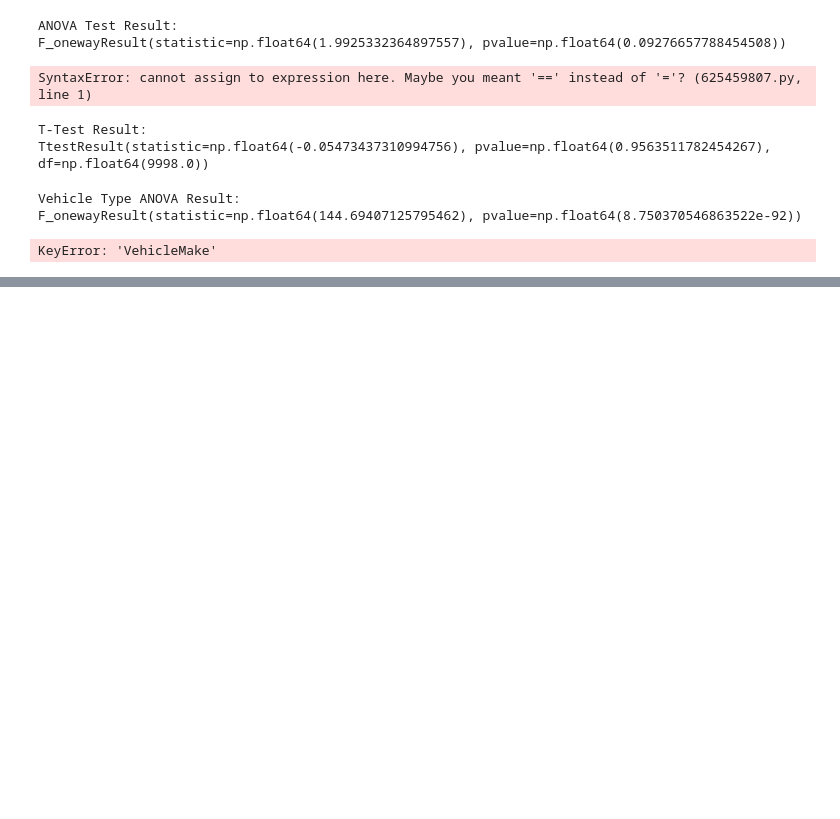
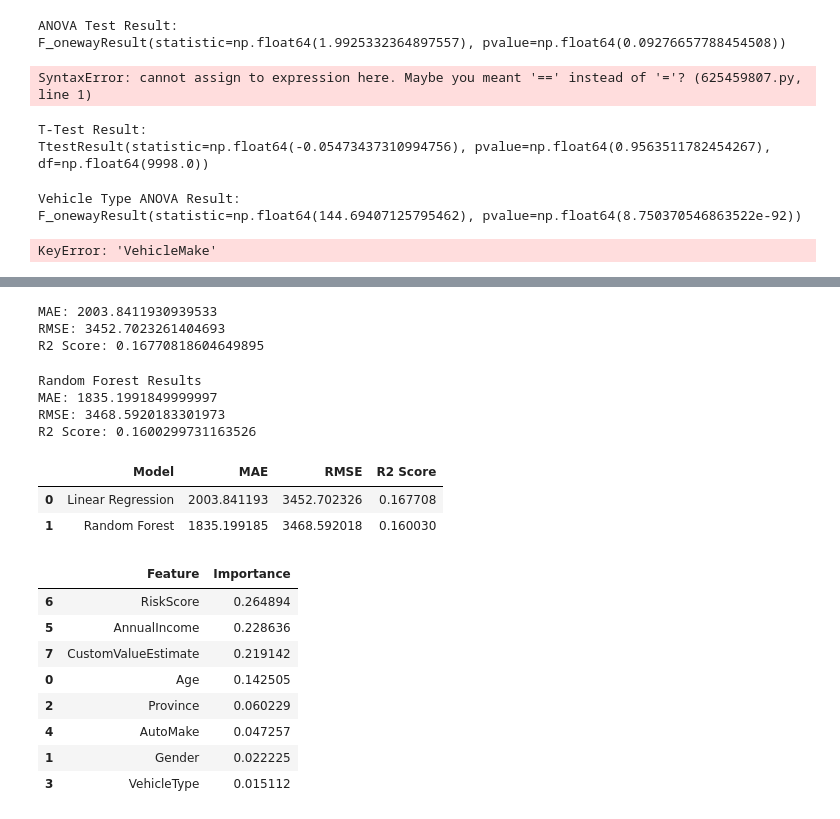
Before and after one commit to Viv-la/insurance-risk-analytics, a Jupyter notebook: notebooks/01_eda.ipynb, the cells around one changed output, grey strips where cells are left out. Saved outputs shown, nothing was run; the diff lists cells and outputs as text; code cells hidden in the pictures; blank space fills up the shorter version.

```diff
--- a/notebooks/01_eda.ipynb
+++ b/notebooks/01_eda.ipynb
@@ -666,0 +780,79 @@ df_model.head()
+# %%
+from sklearn.metrics import mean_absolute_error, mean_squared_error, r2_score
+import numpy as np
+
+mae = mean_absolute_error(y_test, y_pred)
+
+rmse = np.sqrt(mean_squared_error(y_test, y_pred))
+
+r2 = r2_score(y_test, y_pred)
+
+print("MAE:", mae)
+print("RMSE:", rmse)
+print("R2 Score:", r2)
+# %% [output]
+MAE: 2003.8411930939533
+RMSE: 3452.7023261404693
+R2 Score: 0.16770818604649895
+# %%
+from sklearn.ensemble import RandomForestRegressor
+
+rf_model = RandomForestRegressor(
+    n_estimators=100,
+    random_state=42
+)
+
+rf_model.fit(X_train, y_train)
+
+rf_pred = rf_model.predict(X_test)
+
+rf_mae = mean_absolute_error(y_test, rf_pred)
+rf_rmse = np.sqrt(mean_squared_error(y_test, rf_pred))
+rf_r2 = r2_score(y_test, rf_pred)
+
+print("Random Forest Results")
+print("MAE:", rf_mae)
+print("RMSE:", rf_rmse)
+print("R2 Score:", rf_r2)
+# %% [output]
+Random Forest Results
+MAE: 1835.1991849999997
+RMSE: 3468.5920183301973
+R2 Score: 0.1600299731163526
+# %%
+model_results = {
+    'Model': ['Linear Regression', 'Random Forest'],
+    'MAE': [mae, rf_mae],
+    'RMSE': [rmse, rf_rmse],
+    'R2 Score': [r2, rf_r2]
+}
+
+results_df = pd.DataFrame(model_results)
+
+results_df
+# %% [output]
+|  | Model | MAE | RMSE | R2 Score |
+| 0 | Linear Regression | 2003.841193 | 3452.702326 | 0.167708 |
+| 1 | Random Forest | 1835.199185 | 3468.592018 | 0.160030 |
+# %%
+feature_importance = pd.DataFrame({
+    'Feature': X.columns,
+    'Importance': rf_model.feature_importances_
+})
+
+feature_importance = feature_importance.sort_values(
+    by='Importance',
+    ascending=False
+)
+
+feature_importance
+# %% [output]
+|  | Feature | Importance |
+| 6 | RiskScore | 0.264894 |
+| 5 | AnnualIncome | 0.228636 |
+| 7 | CustomValueEstimate | 0.219142 |
+| 0 | Age | 0.142505 |
+| 2 | Province | 0.060229 |
+| 4 | AutoMake | 0.047257 |
+| 1 | Gender | 0.022225 |
+| 3 | VehicleType | 0.015112 |
```
Also changed, not shown: parts of 9 cells of this notebook, 3 other files.
